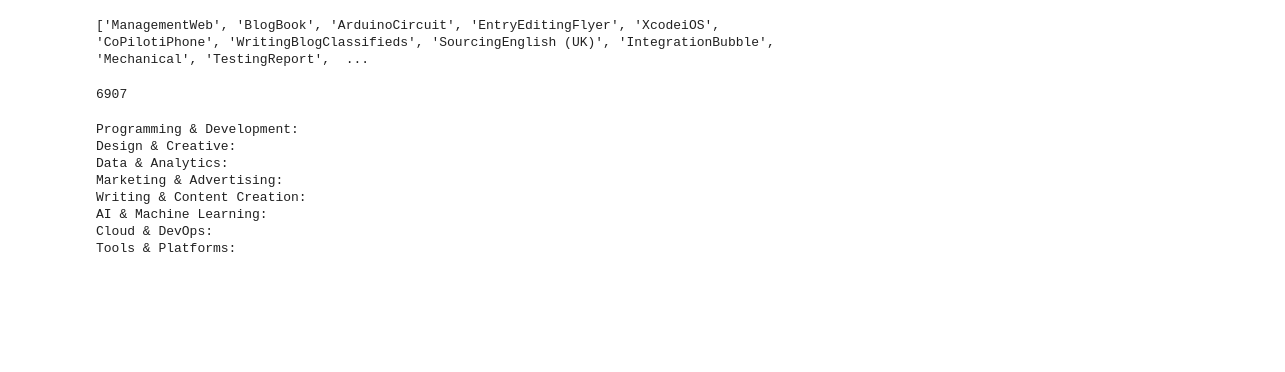
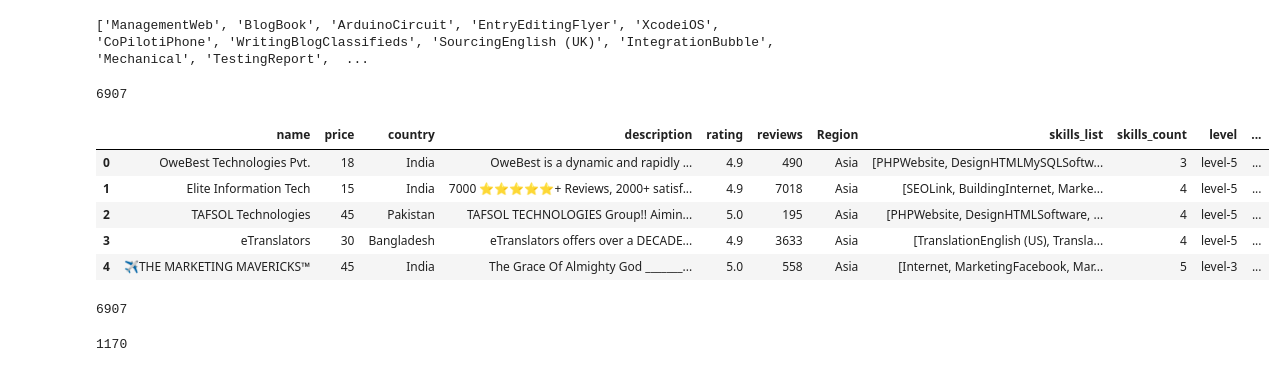
Before and after one commit to youssefhusain/project-Data-Exploration-Freelancer-Analysis, a Jupyter notebook: code/data clene.ipynb, the cells around one changed output. Saved outputs shown, nothing was run; the diff lists cells and outputs as text; code cells hidden in the pictures; blank space fills up the shorter version.

```diff
--- a/code/data clene.ipynb
+++ b/code/data clene.ipynb
@@ -270,25 +315,33 @@ categories = {
-# %%
-
-unique_skills = set()
-for skill in unique_skills:
-    standardized_skill = standardization_map.get(skill, skill)
-    unique_skills.add(standardized_skill)
-organized_skills = {category: [] for category in categories}
-for skill in unique_skills:
-    for category, skills_in_category in categories.items():
-        if skill in skills_in_category:
-            organized_skills[category].append(skill)
-            break
-for category, skills in organized_skills.items():
-    print(f"{category}:")
-    for skill in sorted(skills):
-        print(f"  - {skill}")
-# %% [output]
-Programming & Development:
-Design & Creative:
-Data & Analytics:
-Marketing & Advertising:
-Writing & Content Creation:
-AI & Machine Learning:
-Cloud & DevOps:
-Tools & Platforms:
+# %%
+df.drop(columns=['category'], inplace=True)
+df.drop(columns=['primary_category'], inplace=True)
+# %%
+
+def clean_skills(skills):
+    cleaned_skills = []
+    for skill in skills:
+        split_skills = re.findall(r'[A-Z]?[a-z]+(?: [A-Z][a-z]+)*', skill)
+        cleaned_skills.extend(split_skills)
+    return cleaned_skills
+
+df['skills_list_standardization'] = df['skills_list'].apply(clean_skills)
+
+
+df.head()
+# %% [output]
+|  | name | price | country | description | rating | reviews | Region | skills_list | skills_count | level | ... |
+| 0 | OweBest Technologies Pvt. | 18 | India | OweBest is a dynamic and rapidly ... | 4.9 | 490 | Asia | [PHPWebsite, DesignHTMLMySQLSoftw... | 3 | level-5 | ... |
+| 1 | Elite Information Tech | 15 | India | 7000 ⭐⭐⭐⭐⭐+ Reviews, 2000+ satisf... | 4.9 | 7018 | Asia | [SEOLink, BuildingInternet, Marke... | 4 | level-5 | ... |
+| 2 | TAFSOL Technologies | 45 | Pakistan | TAFSOL TECHNOLOGIES Group!! Aimin... | 5.0 | 195 | Asia | [PHPWebsite, DesignHTMLSoftware, ... | 4 | level-5 | ... |
+| 3 | eTranslators | 30 | Bangladesh | eTranslators offers over a DECADE... | 4.9 | 3633 | Asia | [TranslationEnglish (US), Transla... | 4 | level-5 | ... |
+| 4 | ✈THE MARKETING MAVERICKS™ | 45 | India | The Grace Of Almighty God _______... | 5.0 | 558 | Asia | [Internet, MarketingFacebook, Mar... | 5 | level-3 | ... |
+# %%
+unique_skill = list(set(sum(df["skills_list"], [])))
+len(unique_skill)
+# %% [output]
+6907
+# %%
+unique_skill = list(set(sum(df["skills_list_standardization"], [])))
+len(unique_skill)
+# %% [output]
+1170
```
Also changed, not shown: parts of 22 cells of this notebook, 1 other file.
